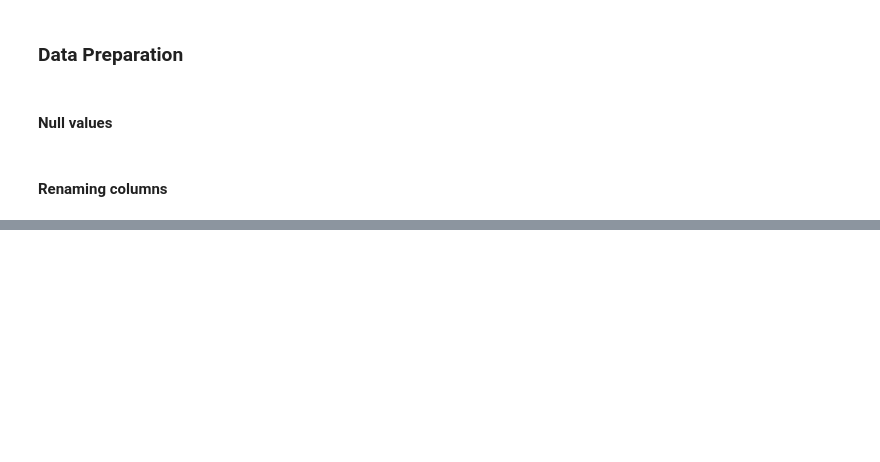
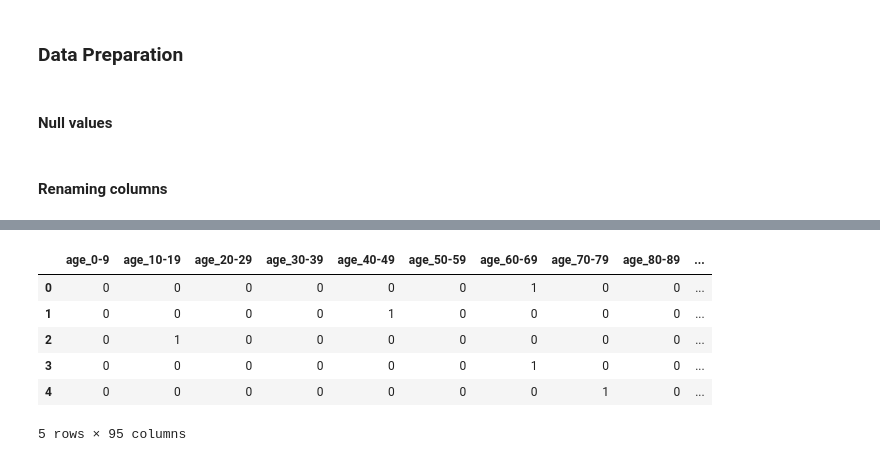
Before and after one commit to Lughaidh-w/Airline-Customer-Satisfaction, a Jupyter notebook: CA1.ipynb, the cells around one changed output, grey strips where cells are left out. Cells and saved outputs as stored; diff of their text form; code cells hidden in the pictures; blank space fills up the shorter version.

```diff
--- a/CA1.ipynb
+++ b/CA1.ipynb
@@ -250,7 +254,8 @@ countplot(df1, "satisfaction", title="Satisfaction Countplot of Disloyal Custome
 # %% [markdown]
 #### Null values
 # %%
-df = df.dropna(axis=1)
+df = df.dropna()
+df = df.reset_index(drop=True)
 # %% [markdown]
 #### Renaming columns
 # %%
@@ -293,0 +282,2 @@ df.describe().T
+# %%
+X = df.drop("satisfaction", axis=1)
@@ -293,0 +306,9 @@ df.describe().T
+# %%
+# Define bins for every 10 years up to 90
+bins = [i for i in range(0, 91, 10)]
+
+# Create labels for the bins
+labels = [f'{i}-{i+9}' for i in range(0, 81, 10)]  # Adjusted labels
+
+# Use pd.cut to bin the 'age' column and create the new column
+X['age'] = pd.cut(X['age'], bins=bins, labels=labels, right=False)
@@ -293,0 +317,8 @@ df.describe().T
+# %%
+# continuous columns will be scaled
+X_numeric = X[["flight_distance", "departure_delay", "arrival_delay"]]
+X_ranks = X.drop(X_numeric.columns, axis=1)
+
+# label encoding binary categories
+X_binary = X[["gender", "customer_type", "type_of_travel"]]
+X_ranks = X_ranks.drop(X_binary.columns, axis=1)
@@ -293,0 +336,12 @@ df.describe().T
+# %%
+# rest of independent encoding
+X_ranks = pd.get_dummies(X_ranks, columns=X_ranks.columns).astype(int)
+X_ranks.head()
+# %% [output]
+|  | age_0-9 | age_10-19 | age_20-29 | age_30-39 | age_40-49 | age_50-59 | age_60-69 | age_70-79 | age_80-89 | ... |
+| 0 | 0 | 0 | 0 | 0 | 0 | 0 | 1 | 0 | 0 | ... |
+| 1 | 0 | 0 | 0 | 0 | 1 | 0 | 0 | 0 | 0 | ... |
+| 2 | 0 | 1 | 0 | 0 | 0 | 0 | 0 | 0 | 0 | ... |
+| 3 | 0 | 0 | 0 | 0 | 0 | 0 | 1 | 0 | 0 | ... |
+| 4 | 0 | 0 | 0 | 0 | 0 | 0 | 0 | 1 | 0 | ... |
+5 rows × 95 columns
```
Also changed, not shown: parts of 21 cells of this notebook, 2 other files.
